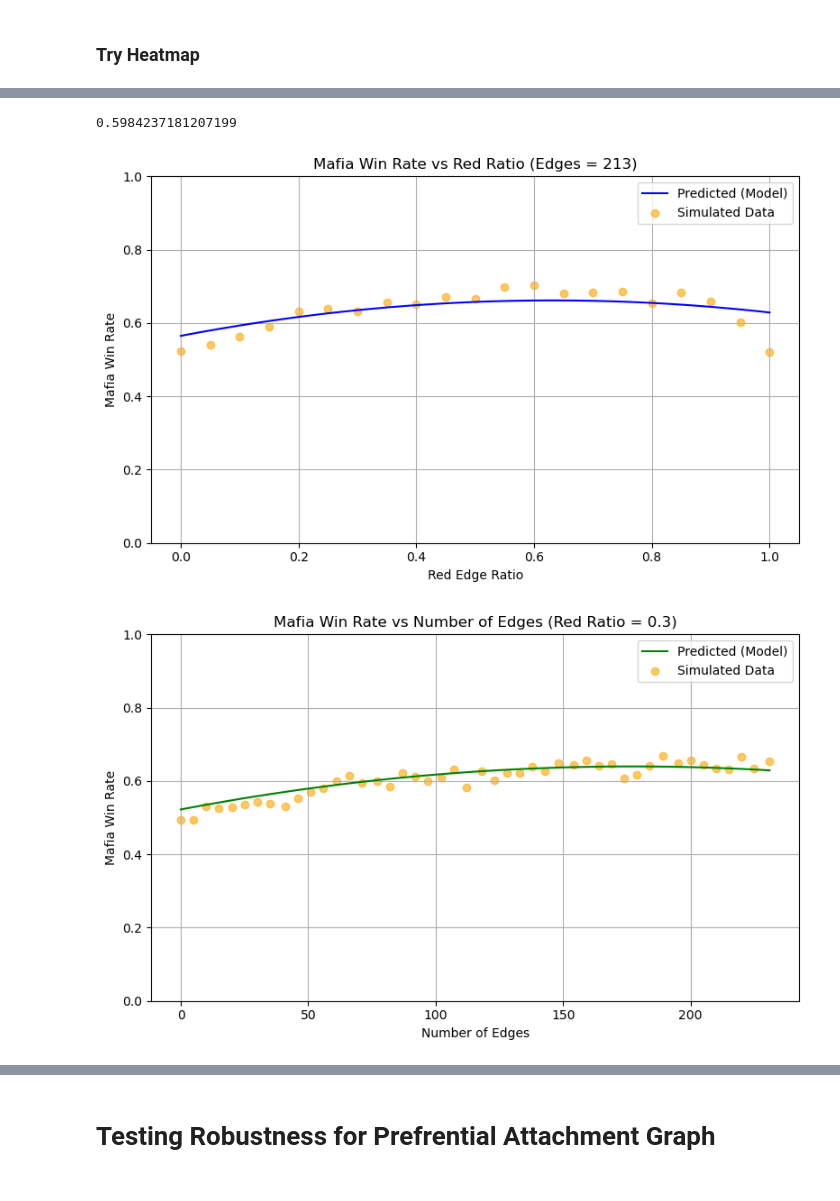
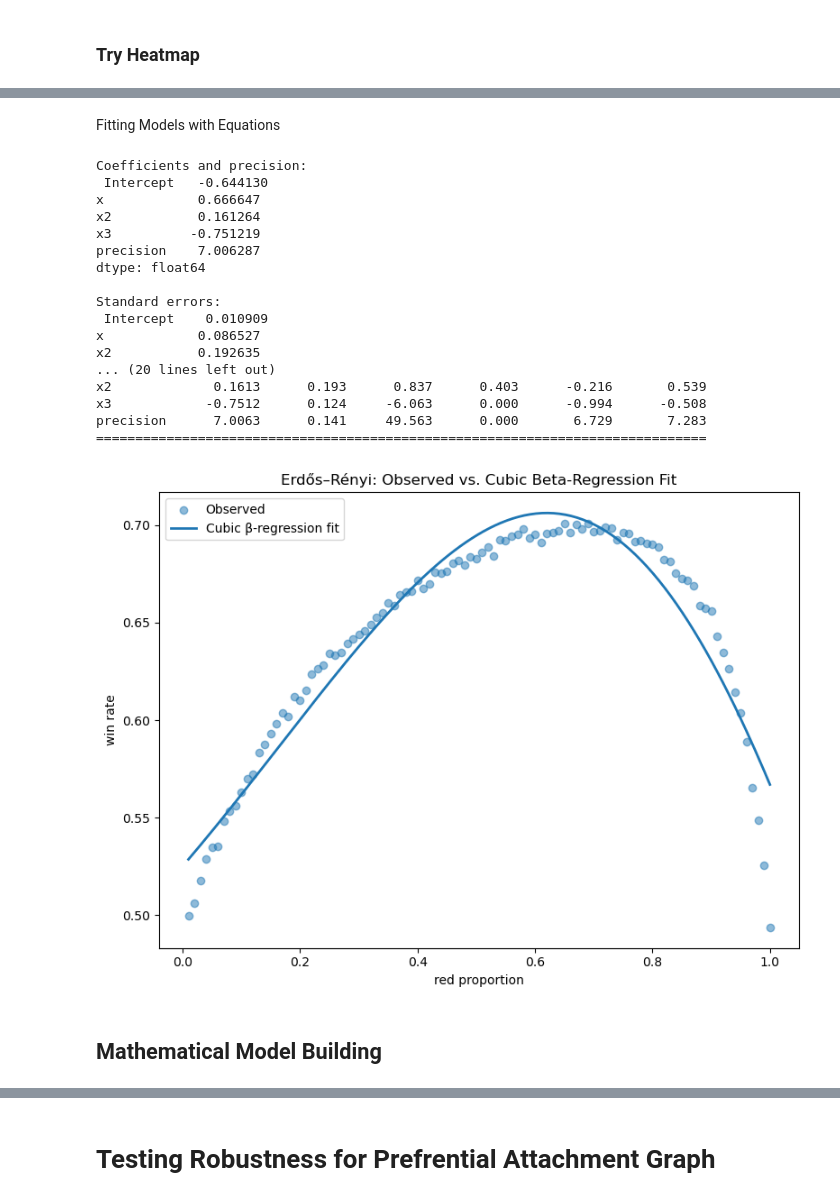
Before and after one commit to khoanguyen12345/MathModelingFinal, a Jupyter notebook: MathModeling_FinalProject.ipynb, the cells around one changed output, grey strips where cells are left out. Cells and saved outputs as stored; diff of their text form; code cells hidden in the pictures.

```diff
--- a/MathModeling_FinalProject.ipynb
+++ b/MathModeling_FinalProject.ipynb
@@ -882,9 +875,68 @@ def plot_vs_num_edges(fixed_red_ratio):
-# %%
-
-print(predict(0.3, 72))
-plot_vs_red_ratio(213)
-plot_vs_num_edges(0.3)
-# %% [output]
-0.5984237181207199
-[figure, removed]
-[figure, removed]
+# %% [markdown]
+Fitting Models with Equations
+# %%
+df = pd.read_csv('win_prop_erdos_renyi_data.csv')
+# rename for convenience
+df = df.rename(columns={'red proportion':'x', 'win rate':'y'})
+df['x2'] = df.x**2
+df['x3'] = df.x**3
+
+# 2) Define and fit the cubic‐polynomial BetaModel
+model = BetaModel.from_formula(
+    'y ~ x + x2 + x3',
+    data=df,
+    link=log()
+)
+result = model.fit()
+
+# 3) Inspect estimates
+print("Coefficients and precision:\n", result.params)
+print("\nStandard errors:\n", result.bse)
+print("\nFull summary:")
+print(result.summary())
+
+# 4) Plot observed vs. fitted curve
+x_vals = df['x']
+y_vals = df['y']
+
+# build a grid for smoothing
+x_grid = np.linspace(x_vals.min(), x_vals.max(), 200)
+grid_df = pd.DataFrame({
+    'x':  x_grid,
+    'x2': x_grid**2,
+    'x3': x_grid**3
+})
+
+# get predicted mean on the grid
+mu_grid = result.predict(grid_df)
+
+plt.figure(figsize=(8,6))
+plt.scatter(x_vals, y_vals, alpha=0.5, label='Observed')
+plt.plot(x_grid, mu_grid, lw=2, label='Cubic β-regression fit')
+plt.xlabel('red proportion')
+plt.ylabel('win rate')
+plt.title('Erdős–Rényi: Observed vs. Cubic Beta-Regression Fit')
+plt.legend()
+plt.tight_layout()
+plt.show()
+# %% [output]
+Coefficients and precision:
+ Intercept   -0.644130
+x            0.666647
+x2           0.161264
+x3          -0.751219
+precision    7.006287
+dtype: float64
+
+Standard errors:
+ Intercept    0.010909
+x            0.086527
+x2           0.192635
+... (20 lines left out)
+x2             0.1613      0.193      0.837      0.403      -0.216       0.539
+x3            -0.7512      0.124     -6.063      0.000      -0.994      -0.508
+precision      7.0063      0.141     49.563      0.000       6.729       7.283
+==============================================================================
+[figure, added]
+# %% [markdown]
+## Mathematical Model Building
```
Also changed, not shown: parts of 17 cells of this notebook.
